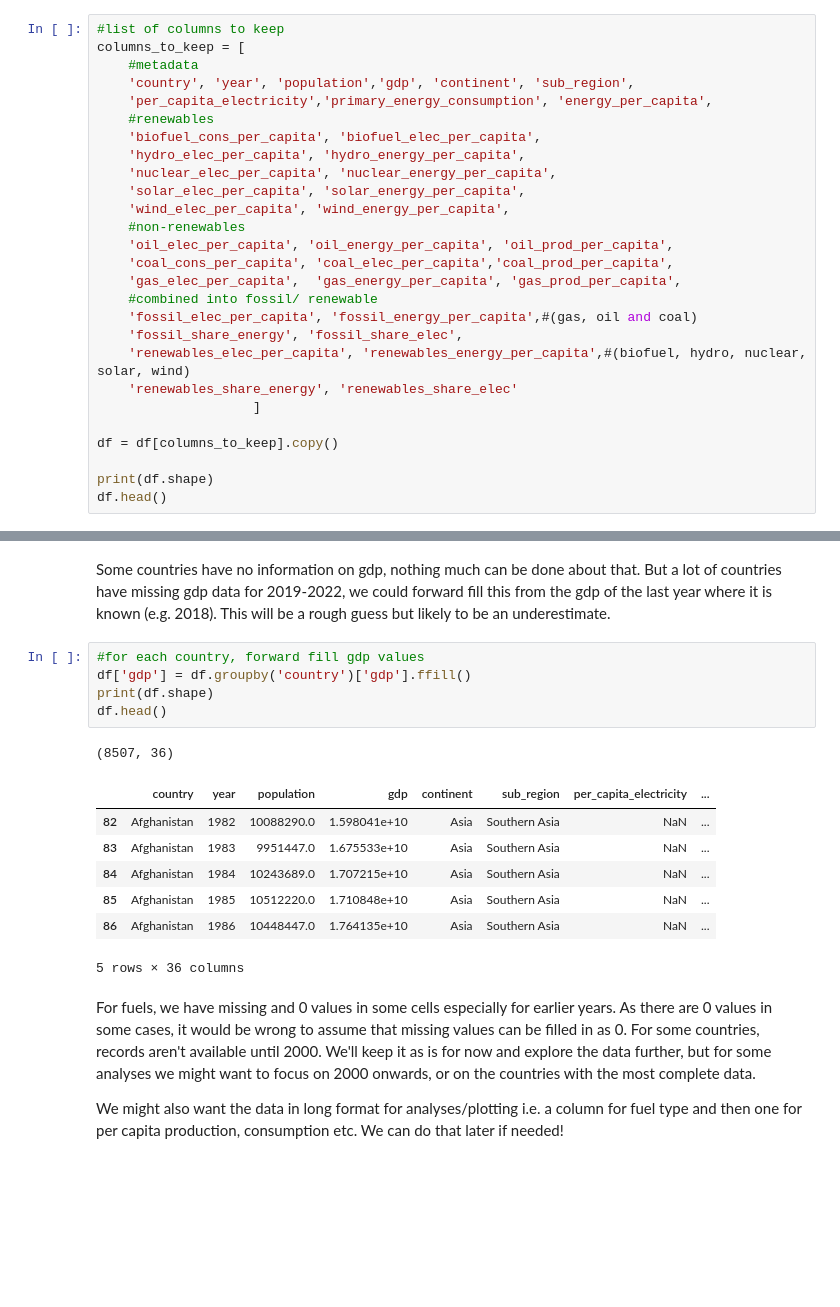
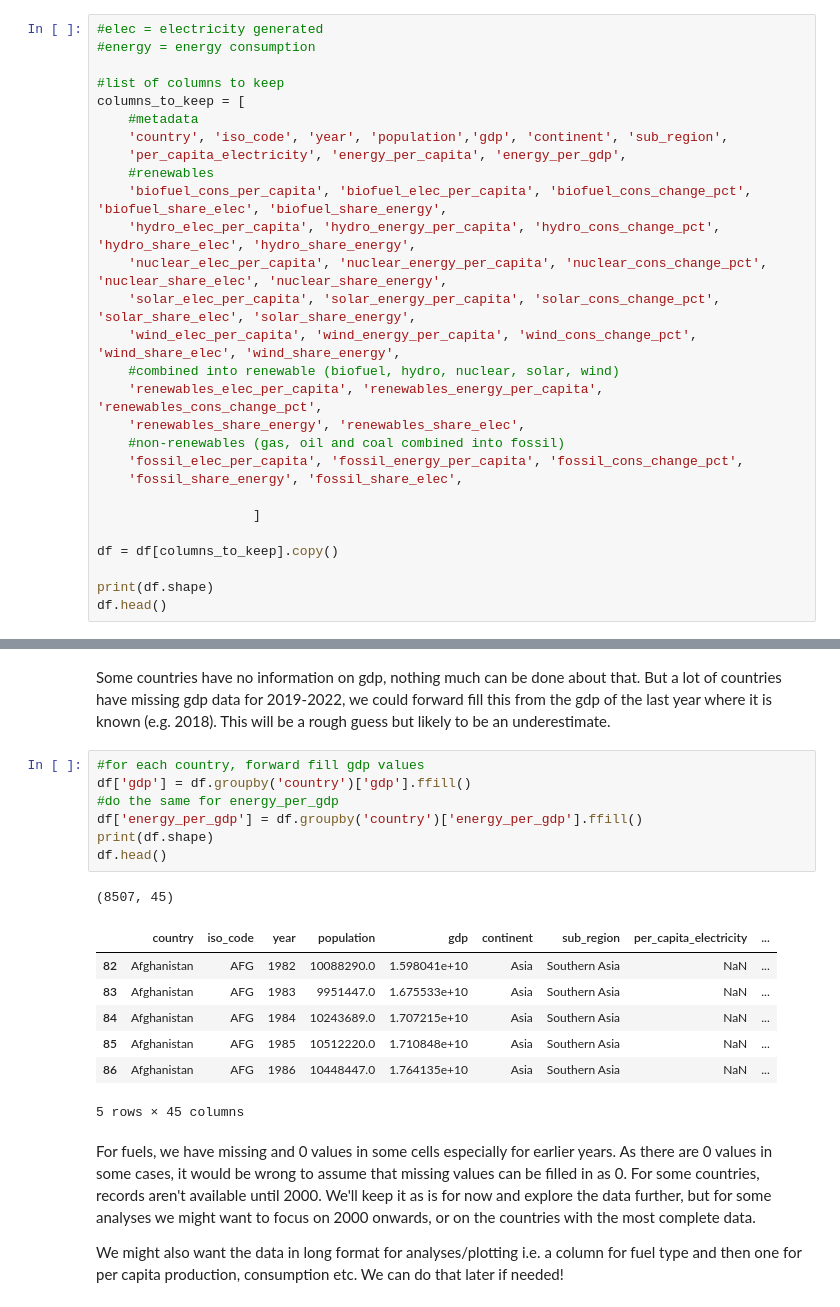
Before and after one commit to KMarsh-code/global-renewable-energy-analysis, a Jupyter notebook: jupyter_notebooks/1_renewable_energy_data_cleaning_eda.ipynb, the cells around one changed output, grey strips where cells are left out. Drawn from its saved outputs; the diff is of its cells as text; blank space fills up the shorter version.

```diff
--- a/jupyter_notebooks/1_renewable_energy_data_cleaning_eda.ipynb
+++ b/jupyter_notebooks/1_renewable_energy_data_cleaning_eda.ipynb
@@ -369,26 +375,27 @@ Total columns: 131
  'continent',
  'sub_region']
 # %%
+#elec = electricity generated
+#energy = energy consumption
+
 #list of columns to keep
 columns_to_keep = [
     #metadata
-    'country', 'year', 'population','gdp', 'continent', 'sub_region',
-    'per_capita_electricity','primary_energy_consumption', 'energy_per_capita',
+    'country', 'iso_code', 'year', 'population','gdp', 'continent', 'sub_region',
+    'per_capita_electricity', 'energy_per_capita', 'energy_per_gdp',
     #renewables
-    'biofuel_cons_per_capita', 'biofuel_elec_per_capita',
-    'hydro_elec_per_capita', 'hydro_energy_per_capita',
-    'nuclear_elec_per_capita', 'nuclear_energy_per_capita',
-    'solar_elec_per_capita', 'solar_energy_per_capita',
-    'wind_elec_per_capita', 'wind_energy_per_capita',
-    #non-renewables
-    'oil_elec_per_capita', 'oil_energy_per_capita', 'oil_prod_per_capita',
-    'coal_cons_per_capita', 'coal_elec_per_capita','coal_prod_per_capita',
-    'gas_elec_per_capita',  'gas_energy_per_capita', 'gas_prod_per_capita',
-    #combined into fossil/ renewable
-    'fossil_elec_per_capita', 'fossil_energy_per_capita',#(gas, oil and coal)
+    'biofuel_cons_per_capita', 'biofuel_elec_per_capita', 'biofuel_cons_change_pct', 'biofuel_share_elec', 'biofuel_share_energy',
+    'hydro_elec_per_capita', 'hydro_energy_per_capita', 'hydro_cons_change_pct', 'hydro_share_elec', 'hydro_share_energy',
+    'nuclear_elec_per_capita', 'nuclear_energy_per_capita', 'nuclear_cons_change_pct', 'nuclear_share_elec', 'nuclear_share_energy',
+    'solar_elec_per_capita', 'solar_energy_per_capita', 'solar_cons_change_pct', 'solar_share_elec', 'solar_share_energy',
+    'wind_elec_per_capita', 'wind_energy_per_capita', 'wind_cons_change_pct', 'wind_share_elec', 'wind_share_energy',
+    #combined into renewable (biofuel, hydro, nuclear, solar, wind)
+    'renewables_elec_per_capita', 'renewables_energy_per_capita', 'renewables_cons_change_pct',
+    'renewables_share_energy', 'renewables_share_elec',
+    #non-renewables (gas, oil and coal combined into fossil)
+    'fossil_elec_per_capita', 'fossil_energy_per_capita', 'fossil_cons_change_pct',
     'fossil_share_energy', 'fossil_share_elec',
-    'renewables_elec_per_capita', 'renewables_energy_per_capita',#(biofuel, hydro, nuclear, solar, wind)
-    'renewables_share_energy', 'renewables_share_elec'
+
                     ]
 
 df = df[columns_to_keep].copy()
@@ -422,17 +429,19 @@ Some countries have no information on gdp, nothing much can be done about that.
 # %%
 #for each country, forward fill gdp values
 df['gdp'] = df.groupby('country')['gdp'].ffill()
+#do the same for energy_per_gdp
+df['energy_per_gdp'] = df.groupby('country')['energy_per_gdp'].ffill()
 print(df.shape)
 df.head()
 # %% [output]
-(8507, 36)
+(8507, 45)
-|  | country | year | population | gdp | continent | sub_region | per_capita_electricity | ... |
-| 82 | Afghanistan | 1982 | 10088290.0 | 1.598041e+10 | Asia | Southern Asia | NaN | ... |
-| 83 | Afghanistan | 1983 | 9951447.0 | 1.675533e+10 | Asia | Southern Asia | NaN | ... |
-| 84 | Afghanistan | 1984 | 10243689.0 | 1.707215e+10 | Asia | Southern Asia | NaN | ... |
-| 85 | Afghanistan | 1985 | 10512220.0 | 1.710848e+10 | Asia | Southern Asia | NaN | ... |
-| 86 | Afghanistan | 1986 | 10448447.0 | 1.764135e+10 | Asia | Southern Asia | NaN | ... |
+|  | country | iso_code | year | population | gdp | continent | sub_region | per_capita_electricity | ... |
+| 82 | Afghanistan | AFG | 1982 | 10088290.0 | 1.598041e+10 | Asia | Southern Asia | NaN | ... |
+| 83 | Afghanistan | AFG | 1983 | 9951447.0 | 1.675533e+10 | Asia | Southern Asia | NaN | ... |
+| 84 | Afghanistan | AFG | 1984 | 10243689.0 | 1.707215e+10 | Asia | Southern Asia | NaN | ... |
+| 85 | Afghanistan | AFG | 1985 | 10512220.0 | 1.710848e+10 | Asia | Southern Asia | NaN | ... |
+| 86 | Afghanistan | AFG | 1986 | 10448447.0 | 1.764135e+10 | Asia | Southern Asia | NaN | ... |
-5 rows × 36 columns
+5 rows × 45 columns
 # %% [markdown]
 For fuels, we have missing and 0 values in some cells especially for earlier years. As there are 0 values in some cases, it would be wrong to assume that missing values can be filled in as 0. For some countries, records aren't available until 2000. We'll keep it as is for now and explore the data further, but for some analyses we might want to focus on 2000 onwards, or on the countries with the most complete data.
 
```
Also changed, not shown: parts of 16 cells of this notebook, 1 other file.
